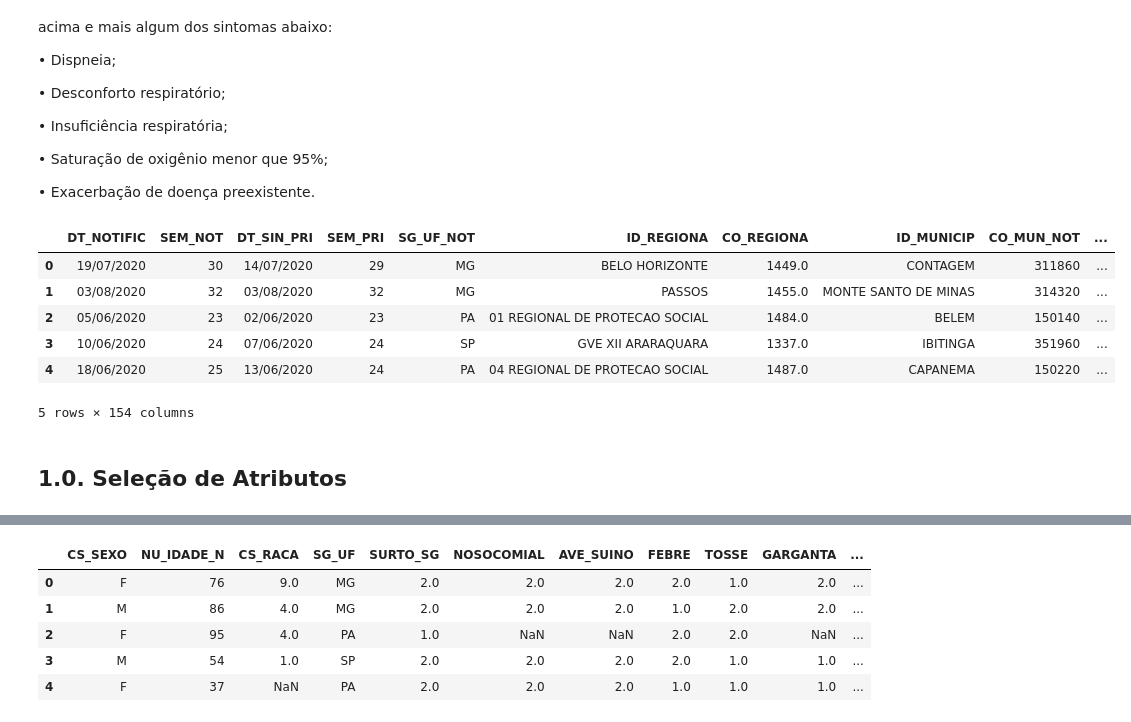
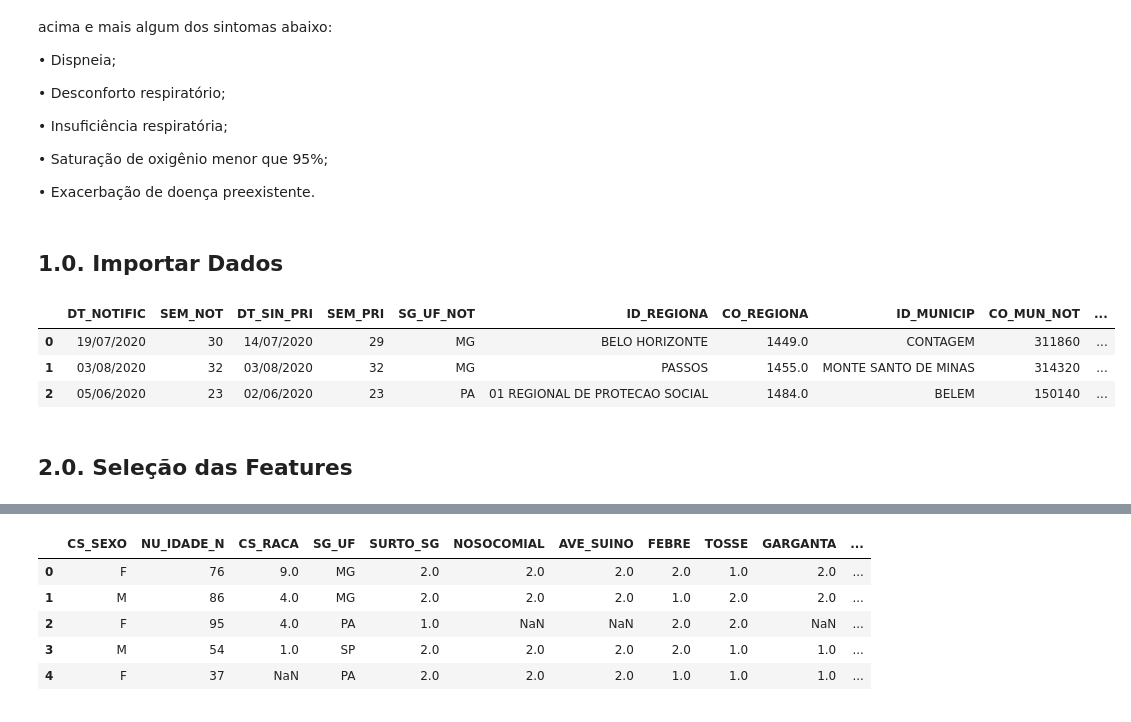
Before and after one commit to endhel/SRAG-Agrupamento-Deteccao-De-Anomalia, a Jupyter notebook: SRAG-Agrupamento-Deteccao-Anomalias.ipynb, the cells around one changed output, grey strips where cells are left out. Cells and saved outputs as stored; diff of their text form; code cells hidden in the pictures.

```diff
--- a/SRAG-Agrupamento-Deteccao-Anomalias.ipynb
+++ b/SRAG-Agrupamento-Deteccao-Anomalias.ipynb
@@ -20,23 +20,22 @@ A evolução para Síndrome Respiratória Aguda acontece quando o paciente apres
 • Saturação de oxigênio menor que 95%;
 
 • Exacerbação de doença preexistente.
+# %% [markdown]
+## 1.0. Importar Dados
 # %%
 # Bilioteca para análise e manipulação de dados
 import pandas as pd
 # %%
 # Lendo o arquivo de amostra da base de dados
 df = pd.read_csv('sample_SRAG.csv')
-df.head()
+df.iloc[:3, :20]
 # %% [output]
 |  | DT_NOTIFIC | SEM_NOT | DT_SIN_PRI | SEM_PRI | SG_UF_NOT | ID_REGIONA | CO_REGIONA | ID_MUNICIP | CO_MUN_NOT | ... |
 | 0 | 19/07/2020 | 30 | 14/07/2020 | 29 | MG | BELO HORIZONTE | 1449.0 | CONTAGEM | 311860 | ... |
 | 1 | 03/08/2020 | 32 | 03/08/2020 | 32 | MG | PASSOS | 1455.0 | MONTE SANTO DE MINAS | 314320 | ... |
 | 2 | 05/06/2020 | 23 | 02/06/2020 | 23 | PA | 01 REGIONAL DE PROTECAO SOCIAL | 1484.0 | BELEM | 150140 | ... |
-| 3 | 10/06/2020 | 24 | 07/06/2020 | 24 | SP | GVE XII ARARAQUARA | 1337.0 | IBITINGA | 351960 | ... |
-| 4 | 18/06/2020 | 25 | 13/06/2020 | 24 | PA | 04 REGIONAL DE PROTECAO SOCIAL | 1487.0 | CAPANEMA | 150220 | ... |
-5 rows × 154 columns
 # %% [markdown]
-## 1.0. Seleção de Atributos
+## 2.0. Seleção das Features
 # %%
 # Dimensões do dataframe
 # 1000 linhas e 154 colunas
```
Also changed, not shown: parts of 20 cells of this notebook.
